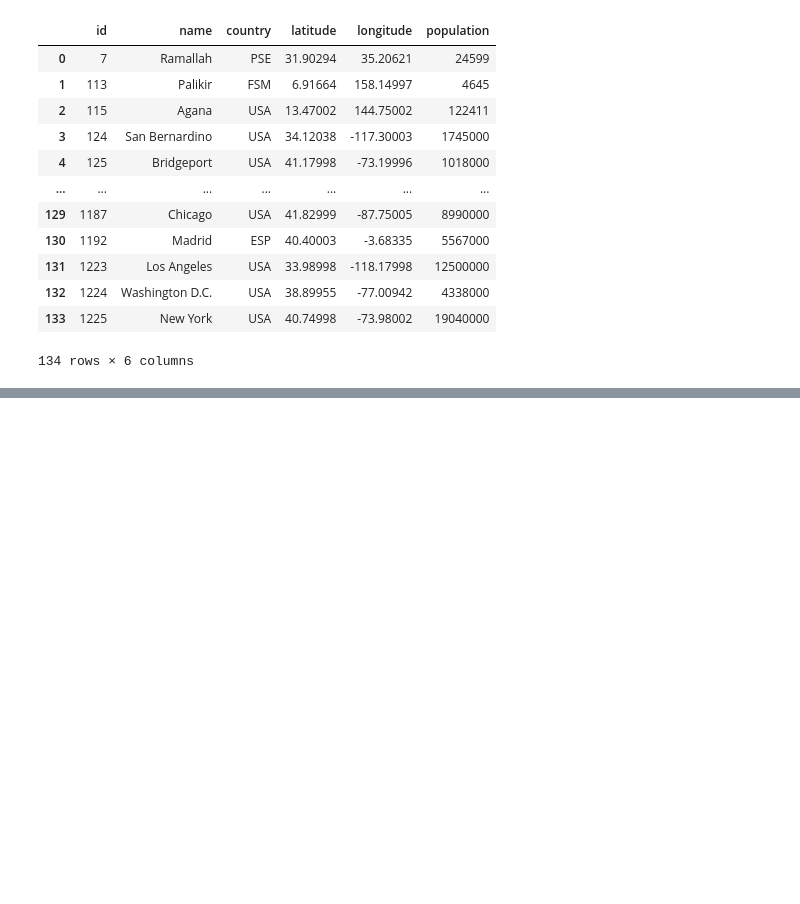
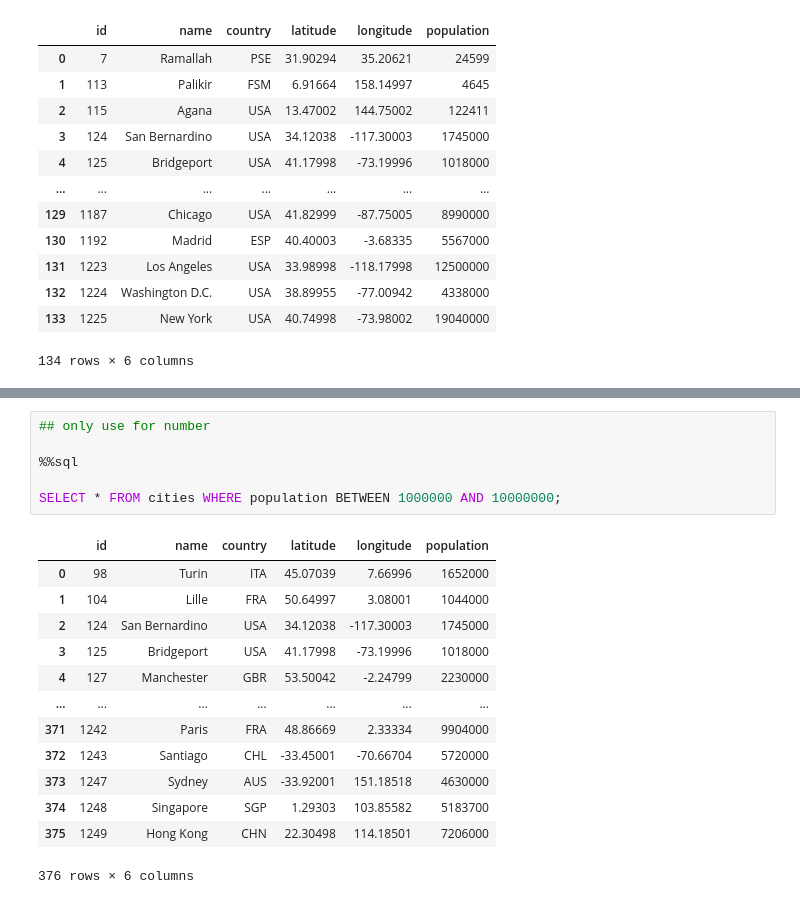
Before and after one commit to zyang91/spatial_data_management, a Jupyter notebook: Duckdb/introduction.ipynb, the cells around one changed output, grey strips where cells are left out. Cells and saved outputs as stored; diff of their text form; blank space fills up the shorter version.

```diff
--- a/Duckdb/introduction.ipynb
+++ b/Duckdb/introduction.ipynb
@@ -407,0 +428,20 @@ SELECT * FROM cities WHERE country LIKE '_S_';
+# %%
+## only use for number
+
+%%sql
+
+SELECT * FROM cities WHERE population BETWEEN 1000000 AND 10000000;
+# %% [output]
+|  | id | name | country | latitude | longitude | population |
+| 0 | 98 | Turin | ITA | 45.07039 | 7.66996 | 1652000 |
+| 1 | 104 | Lille | FRA | 50.64997 | 3.08001 | 1044000 |
+| 2 | 124 | San Bernardino | USA | 34.12038 | -117.30003 | 1745000 |
+| 3 | 125 | Bridgeport | USA | 41.17998 | -73.19996 | 1018000 |
+| 4 | 127 | Manchester | GBR | 53.50042 | -2.24799 | 2230000 |
+| ... | ... | ... | ... | ... | ... | ... |
+| 371 | 1242 | Paris | FRA | 48.86669 | 2.33334 | 9904000 |
+| 372 | 1243 | Santiago | CHL | -33.45001 | -70.66704 | 5720000 |
+| 373 | 1247 | Sydney | AUS | -33.92001 | 151.18518 | 4630000 |
+| 374 | 1248 | Singapore | SGP | 1.29303 | 103.85582 | 5183700 |
+| 375 | 1249 | Hong Kong | CHN | 22.30498 | 114.18501 | 7206000 |
+376 rows × 6 columns
```
Also changed, not shown: parts of 1 cell of this notebook, 1 other file.
